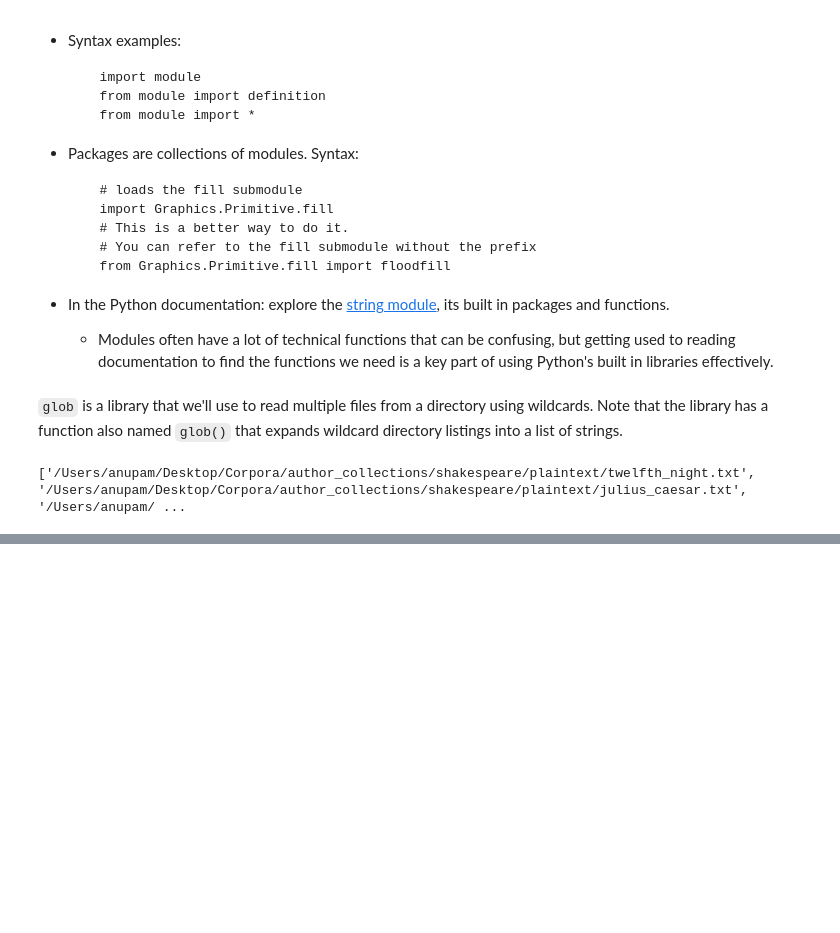
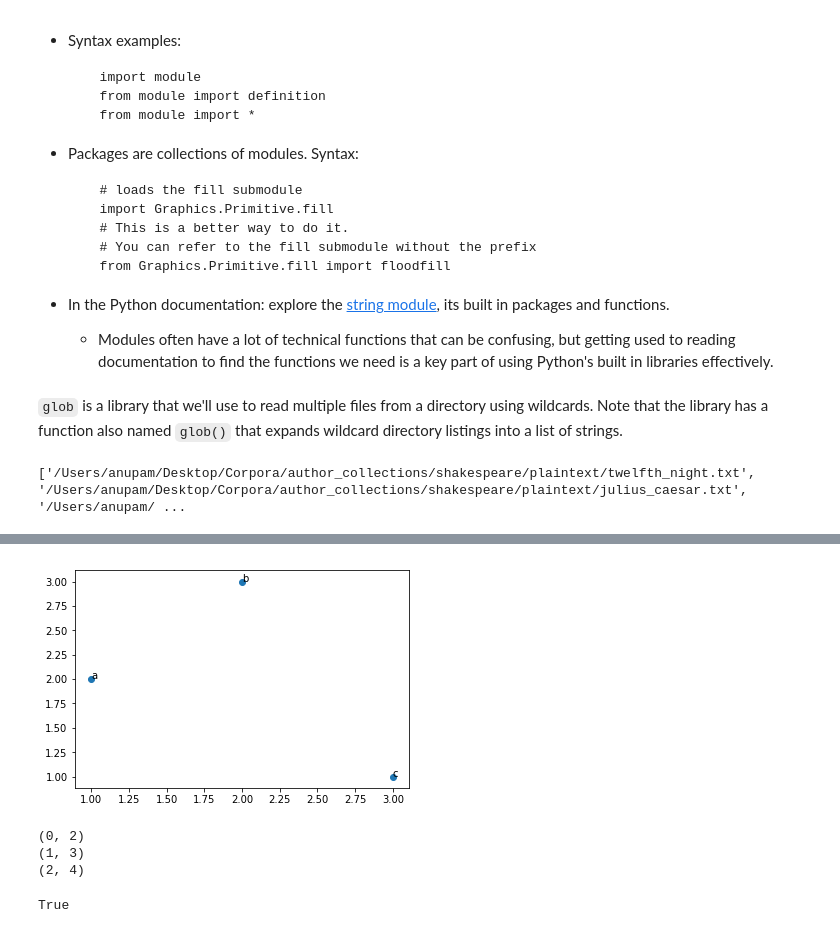
Before and after one commit to ABasu/python_intro, a Jupyter notebook: python_notes.ipynb, the cells around one changed output, grey strips where cells are left out. Drawn from its saved outputs; the diff is of its cells as text; code cells hidden in the pictures; blank space fills up the shorter version.

```diff
--- a/python_notes.ipynb
+++ b/python_notes.ipynb
@@ -756,0 +741,20 @@ print(s)
+# %%
+x=[1,2,3]
+y=[2,3,1]
+labels = ['a','b','c']
+plt.scatter(x, y)
+for i, l in enumerate(labels):
+    plt.text(x[i], y[i], l)
+# %% [output]
+[figure, added]
+# %%
+for a in enumerate([2,3,4]):
+    print(a)
+# %% [output]
+(0, 2)
+(1, 3)
+(2, 4)
+# %%
+set(('q')) == {'q'}
+# %% [output]
+True
```
Also changed, not shown: parts of 42 cells of this notebook.
